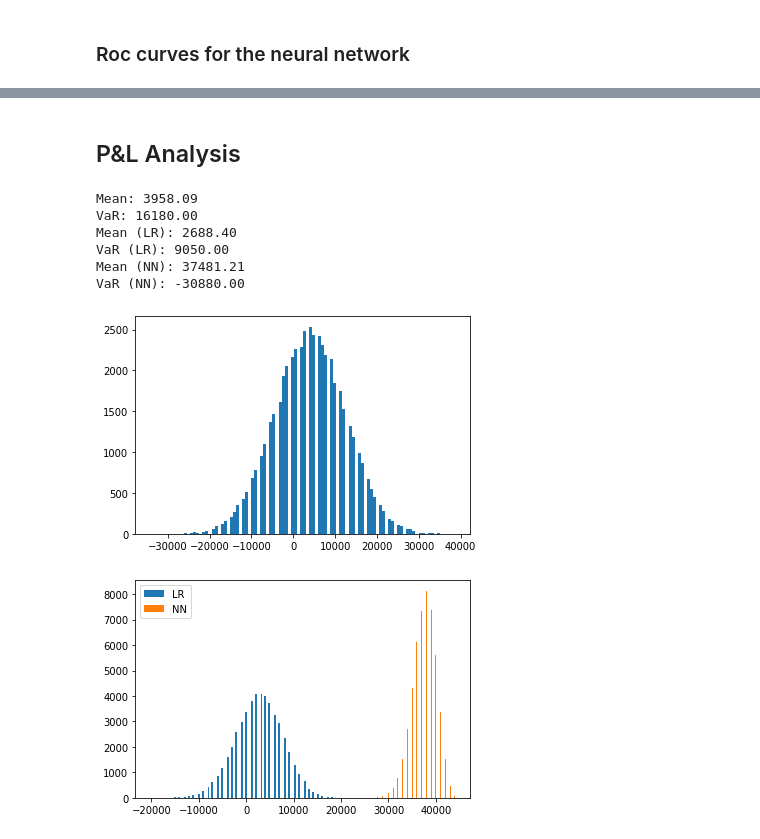
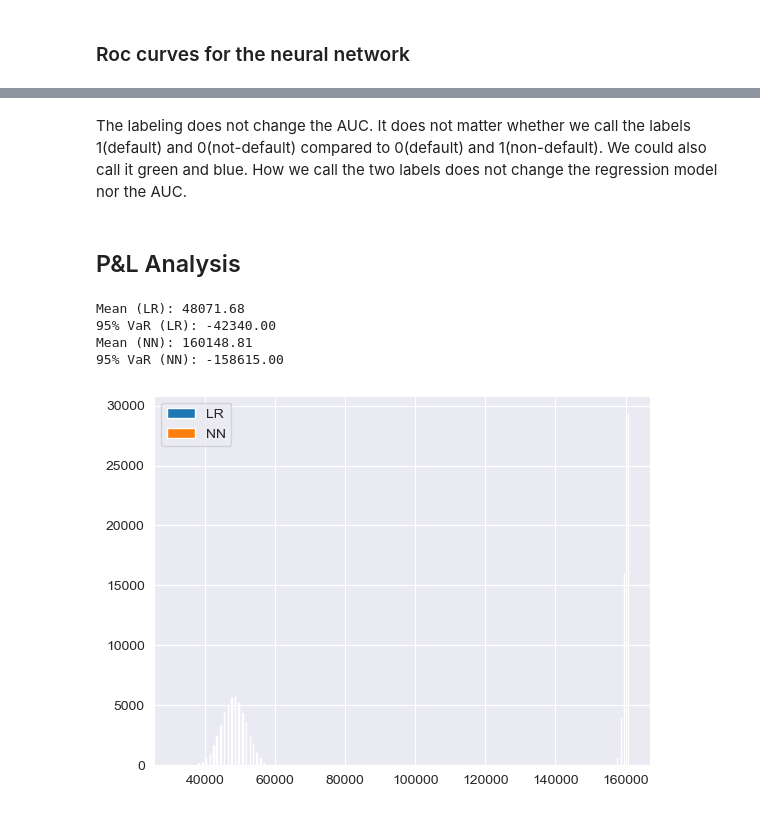
Before and after one commit to thelionthelion/eth_ntifi, a Jupyter notebook: loans_h.ipynb, the cells around one changed output, grey strips where cells are left out. Saved outputs shown, nothing was run; the diff lists cells and outputs as text; code cells hidden in the pictures.

```diff
--- a/loans_h.ipynb
+++ b/loans_h.ipynb
@@ -110,6 +107,7 @@ X_train_1 = X[:J, :]
 X_test_1 = X[J:, :]
 y_train_1 = groundTruth[:J]
 y_test_1 = groundTruth[J:]
+p_1_test = p_1[J:,:]
 #print("X_train_1.shape: " + str(X_train_1.shape))
 # %% [markdown]
 ## Logistic regression
@@ -291,55 +291,42 @@ Fraction of test data vectors with default probability between 3% and 4% and y=1
+# %% [markdown]
+The labeling does not change the AUC. It does not matter whether we call the labels 1(default) and 0(not-default) compared to 0(default) and 1(non-default). We could also call it green and blue. How we call the two labels does not change the regression model nor the AUC.
 # %% [markdown]
 ## P&L Analysis
 # %%
 from scipy.stats import norm
 import matplotlib as mpl
+import math
 
 portfolio_size = 5000
 loan_amount = 1000.
-rate = 0.055
+rate = 0.035
+simulations = 50000
+quantile = 0.05
 
 #simulate the defaults on the loan portfolio
-defaults = np.float32(np.random.uniform(low=0., high=1., size=(portfolio_size, 50000)) < p_2_test[:portfolio_size, :])
+defaults = np.float32(np.random.uniform(low=0., high=1., size=(portfolio_size, simulations)) < p_1_test[:portfolio_size, :])
 
-
-#p&l for scenario 1
-p_and_l_a = np.sum(loan_amount * (rate * (1. - defaults) - defaults), axis=0)
-
-#histogramm for scenario 1
-plt.figure(1)
-plt.hist(p_and_l_a, bins=100)
-
-print('Mean: {:.2f}'.format(np.mean(p_and_l_a)))
-p_and_l_a = np.sort(p_and_l_a)
-print('VaR: {:.2f}'.format(-p_and_l_a[499]))
-
-#scenario 2
-
-rate = 0.01
-
-p_and_l_b_LR = np.sum(loan_amount * (rate * (1. - defaults) - defaults) * np.float32(scores_LR_2[:portfolio_size, 1:2] < 0.05), axis=0)
+# profit and loss
+p_and_l_b_LR = np.sum(loan_amount * (rate * (1. - defaults) - defaults) * np.float32(scores_LR_1[:portfolio_size, 1:2] < 0.05), axis=0)
 p_and_l_b_NN = np.sum(loan_amount * (rate * (1. - defaults) - defaults) * np.float32(scores_NN[:portfolio_size, :] < 0.05), axis=0)
 
 
 plt.figure(2)
-plt.hist(p_and_l_b_LR, bins=100, label='LR')
-plt.hist(p_and_l_b_NN, bins=100, label='NN')
+plt.hist(p_and_l_b_LR, bins=200, label='LR')
+plt.hist(p_and_l_b_NN, bins=200, label='NN')
 plt.legend()
 
 
 print('Mean (LR): {:.2f}'.format(np.mean(p_and_l_b_LR)))
 p_and_l_b_LR = np.sort(p_and_l_b_LR)
-print('VaR (LR): {:.2f}'.format(-p_and_l_b_LR[499]))
+print('95% VaR (LR): {:.2f}'.format(-p_and_l_b_LR[math.floor(simulations * quantile)]))
 
 print('Mean (NN): {:.2f}'.format(np.mean(p_and_l_b_NN)))
 p_and_l_b_NN = np.sort(p_and_l_b_NN)
-print('VaR (NN): {:.2f}'.format(-p_and_l_b_NN[499]))
+print('95% VaR (NN): {:.2f}'.format(-p_and_l_b_NN[math.floor(simulations * quantile)]))
 # %% [output]
-Mean: 3958.09
-VaR: 16180.00
-Mean (LR): 2688.40
-VaR (LR): 9050.00
-Mean (NN): 37481.21
-VaR (NN): -30880.00
+Mean (LR): 48071.68
+95% VaR (LR): -42340.00
+Mean (NN): 160148.81
+95% VaR (NN): -158615.00
-[figure, old version]
+[figure, new version]
-[figure, removed]
```
Also changed, not shown: parts of 6 cells of this notebook.
